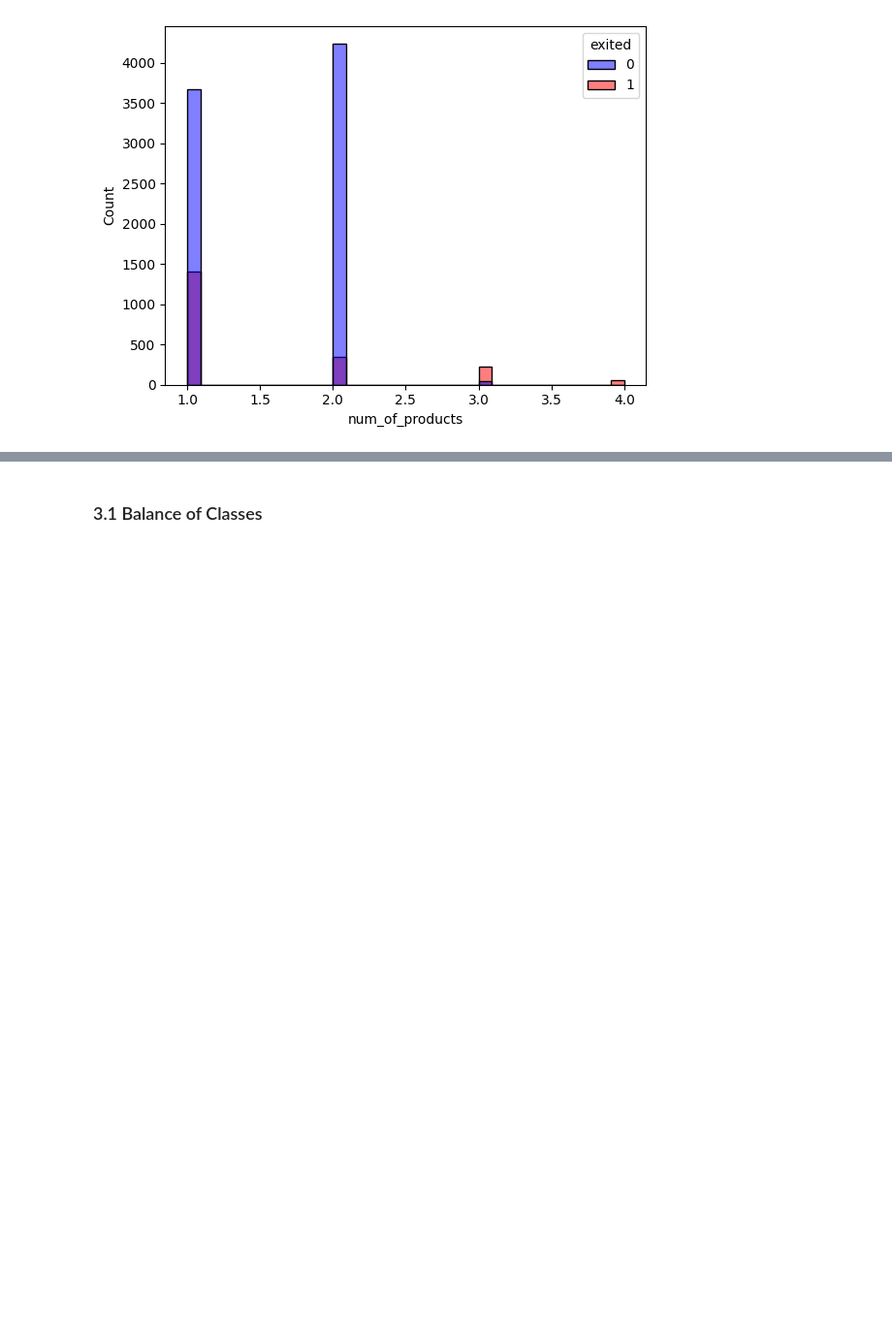
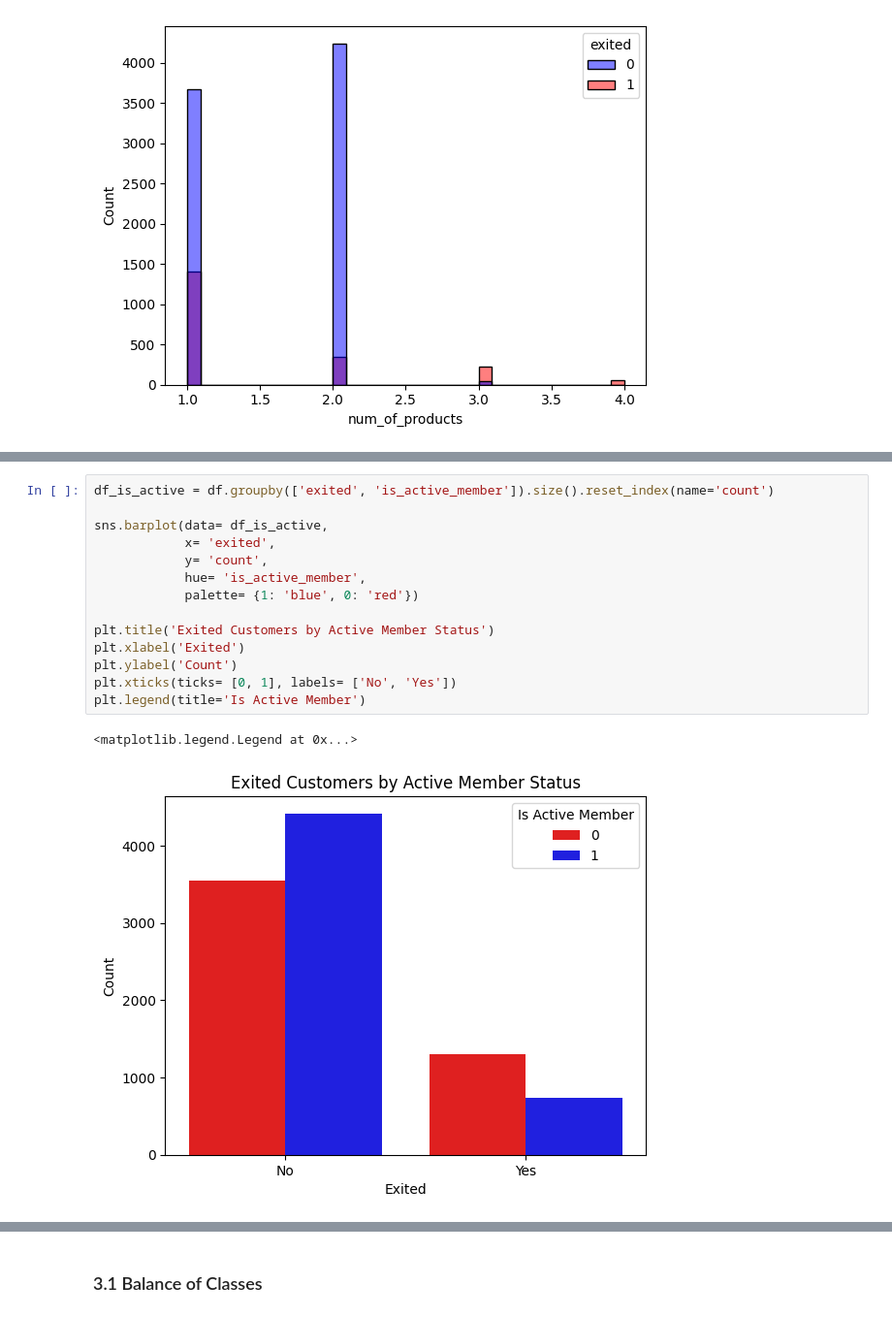
Before and after one commit to Vyncent-vdW/sprint_eight_supervised_learning, a Jupyter notebook: sprint_eight_supervised_learning_nb.ipynb, the cells around one changed output, grey strips where cells are left out. Shown: that part at 97% size. Saved outputs shown, nothing was run; the diff lists cells and outputs as text; blank space fills up the shorter version.

```diff
--- a/sprint_eight_supervised_learning_nb.ipynb
+++ b/sprint_eight_supervised_learning_nb.ipynb
@@ -570,0 +637,17 @@ Overall, the only factors that seems to indicate if a customer leaves are age an
+# %%
+df_is_active = df.groupby(['exited', 'is_active_member']).size().reset_index(name='count')
+
+sns.barplot(data= df_is_active,
+            x= 'exited',
+            y= 'count',
+            hue= 'is_active_member',
+            palette= {1: 'blue', 0: 'red'})
+
+plt.title('Exited Customers by Active Member Status')
+plt.xlabel('Exited')
+plt.ylabel('Count')
+plt.xticks(ticks= [0, 1], labels= ['No', 'Yes'])
+plt.legend(title='Is Active Member')
+# %% [output]
+<matplotlib.legend.Legend at 0x...>
+[figure, added]
```
Also changed, not shown: parts of 18 cells of this notebook.
